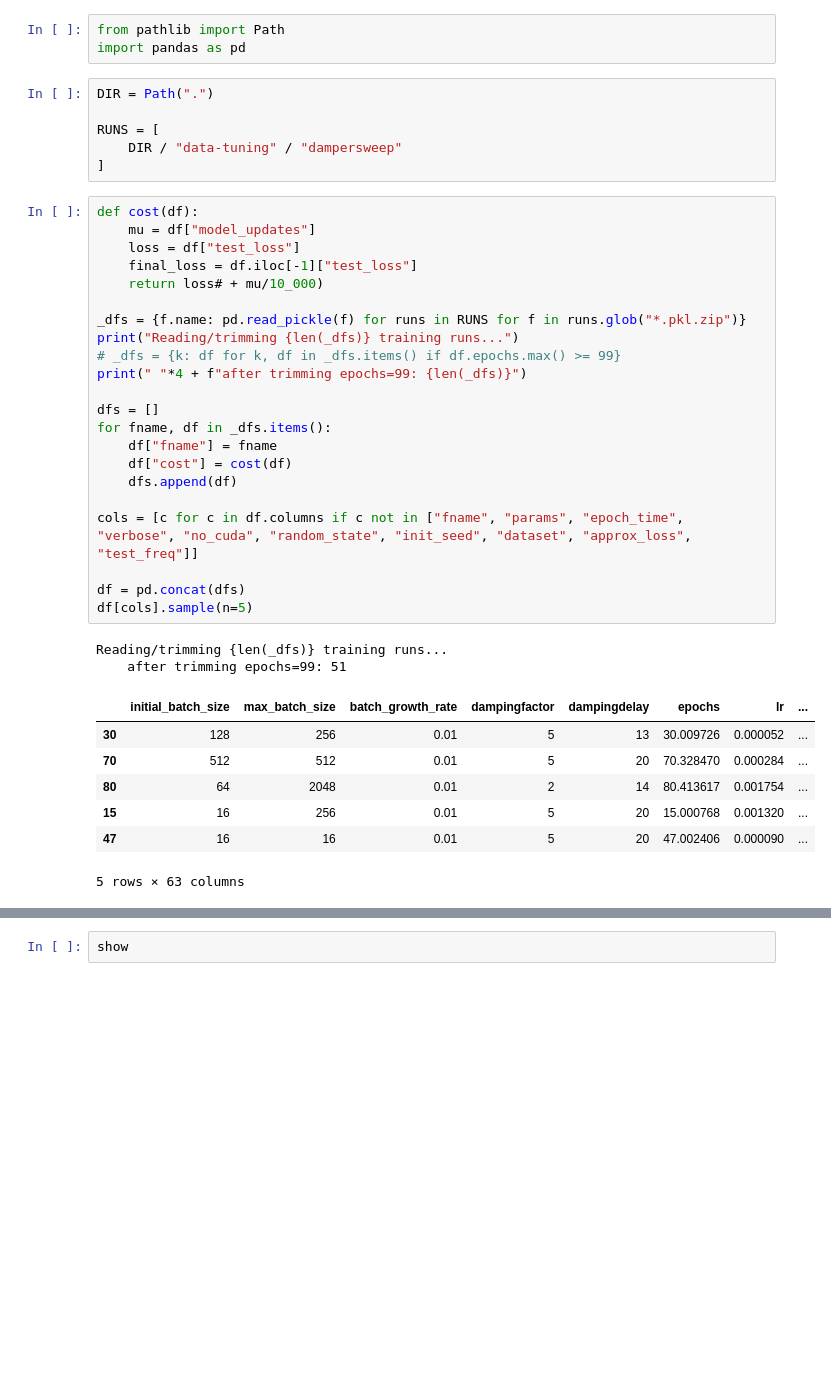
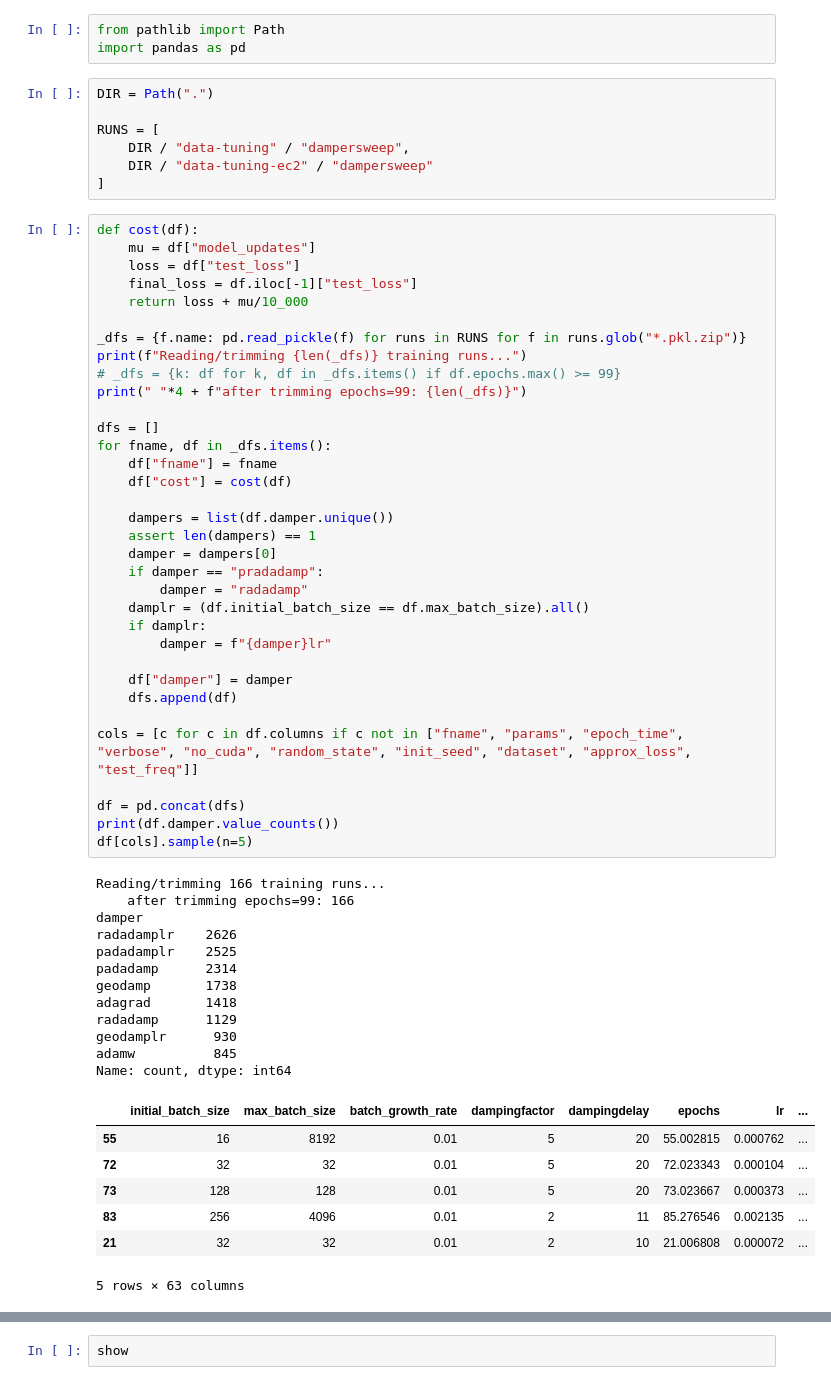
Before and after one commit to stsievert/adadamp-experiments, a Jupyter notebook: exp-autoencoder/viz-sweep.ipynb, the cells around one changed output, grey strips where cells are left out. Saved outputs shown, nothing was run; the diff lists cells and outputs as text; blank space fills up the shorter version.

```diff
--- a/exp-autoencoder/viz-sweep.ipynb
+++ b/exp-autoencoder/viz-sweep.ipynb
@@ -5,39 +5,62 @@ import pandas as pd
 DIR = Path(".")
 
 RUNS = [
-    DIR / "data-tuning" / "dampersweep"
+    DIR / "data-tuning" / "dampersweep",
+    DIR / "data-tuning-ec2" / "dampersweep"
 ]
 # %%
 def cost(df):
     mu = df["model_updates"]
     loss = df["test_loss"]
     final_loss = df.iloc[-1]["test_loss"]
-    return loss# + mu/10_000)
+    return loss + mu/10_000
 
 _dfs = {f.name: pd.read_pickle(f) for runs in RUNS for f in runs.glob("*.pkl.zip")}
-print("Reading/trimming {len(_dfs)} training runs...")
+print(f"Reading/trimming {len(_dfs)} training runs...")
 # _dfs = {k: df for k, df in _dfs.items() if df.epochs.max() >= 99}
 print(" "*4 + f"after trimming epochs=99: {len(_dfs)}")
 
 dfs = []
 for fname, df in _dfs.items():
     df["fname"] = fname
     df["cost"] = cost(df)
+
+    dampers = list(df.damper.unique())
+    assert len(dampers) == 1
+    damper = dampers[0]
+    if damper == "pradadamp":
+        damper = "radadamp"
+    damplr = (df.initial_batch_size == df.max_batch_size).all()
+    if damplr:
+        damper = f"{damper}lr"
+
+    df["damper"] = damper
     dfs.append(df)
 
 cols = [c for c in df.columns if c not in ["fname", "params", "epoch_time", "verbose", "no_cuda", "random_state", "init_seed", "dataset", "approx_loss", "test_freq"]]
 
 df = pd.concat(dfs)
+print(df.damper.value_counts())
 df[cols].sample(n=5)
 # %% [output]
-Reading/trimming {len(_dfs)} training runs...
-    after trimming epochs=99: 51
+Reading/trimming 166 training runs...
+    after trimming epochs=99: 166
+damper
+radadamplr    2626
+padadamplr    2525
+padadamp      2314
+geodamp       1738
+adagrad       1418
+radadamp      1129
+geodamplr      930
+adamw          845
+Name: count, dtype: int64
 |  | initial_batch_size | max_batch_size | batch_growth_rate | dampingfactor | dampingdelay | epochs | lr | ... |
-| 30 | 128 | 256 | 0.01 | 5 | 13 | 30.009726 | 0.000052 | ... |
-| 70 | 512 | 512 | 0.01 | 5 | 20 | 70.328470 | 0.000284 | ... |
-| 80 | 64 | 2048 | 0.01 | 2 | 14 | 80.413617 | 0.001754 | ... |
-| 15 | 16 | 256 | 0.01 | 5 | 20 | 15.000768 | 0.001320 | ... |
-| 47 | 16 | 16 | 0.01 | 5 | 20 | 47.002406 | 0.000090 | ... |
+| 55 | 16 | 8192 | 0.01 | 5 | 20 | 55.002815 | 0.000762 | ... |
+| 72 | 32 | 32 | 0.01 | 5 | 20 | 72.023343 | 0.000104 | ... |
+| 73 | 128 | 128 | 0.01 | 5 | 20 | 73.023667 | 0.000373 | ... |
+| 83 | 256 | 4096 | 0.01 | 2 | 11 | 85.276546 | 0.002135 | ... |
+| 21 | 32 | 32 | 0.01 | 2 | 10 | 21.006808 | 0.000072 | ... |
 5 rows × 63 columns
 # %%
 import numpy as np
```
Also changed, not shown: parts of 4 cells of this notebook, 2 other files.
